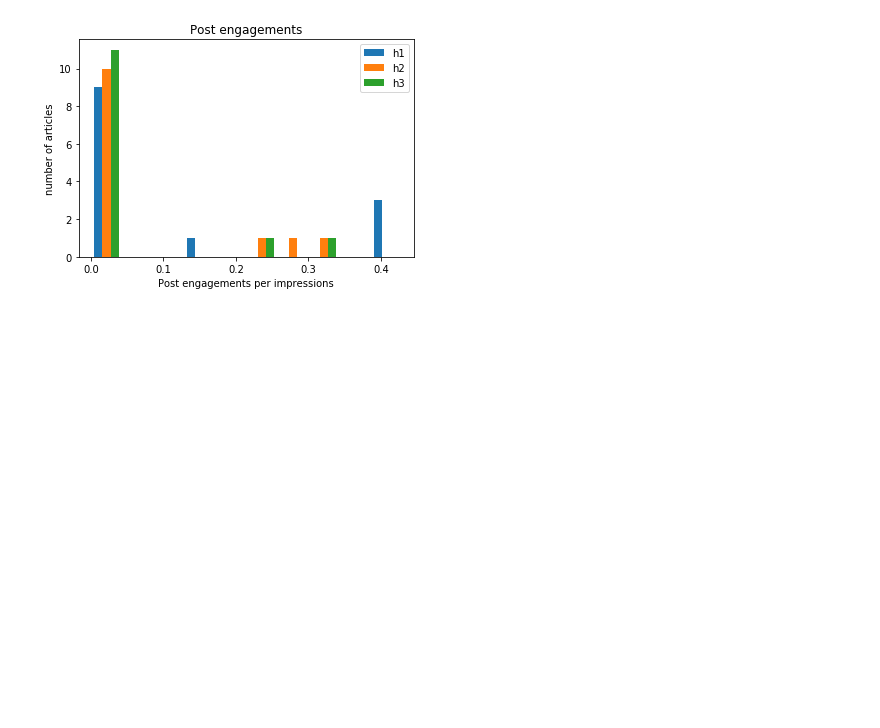
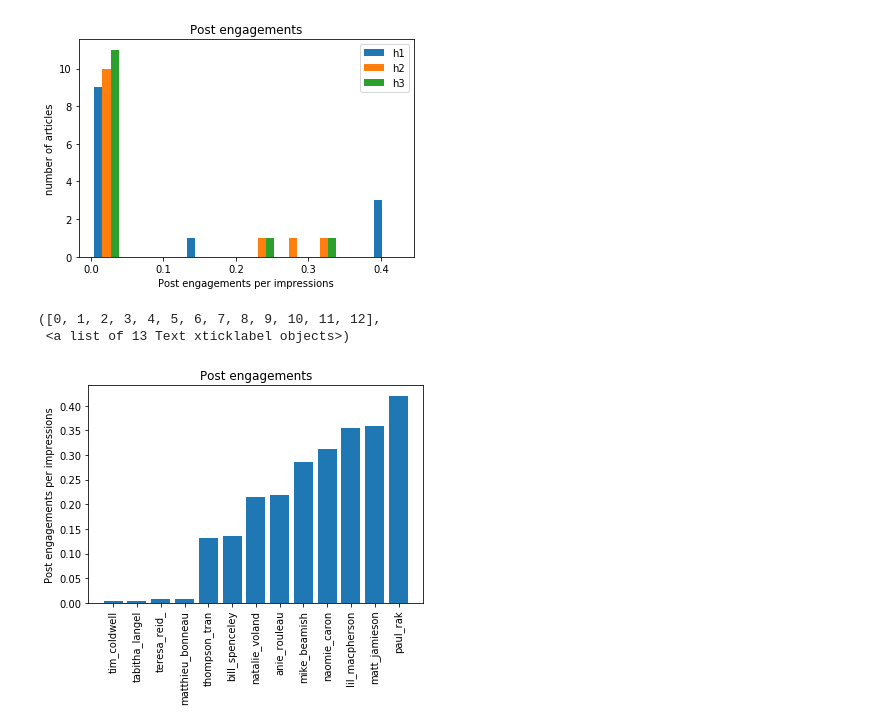
Before and after one commit to katrinrohrb/PIVOT, a Jupyter notebook: Pivot_H1-H3_Data_Analysis.ipynb, the cells around one changed output. Saved outputs shown, nothing was run; the diff lists cells and outputs as text; code cells hidden in the pictures; blank space fills up the shorter version.

```diff
--- a/Pivot_H1-H3_Data_Analysis.ipynb
+++ b/Pivot_H1-H3_Data_Analysis.ipynb
@@ -100,3 +97,11 @@ kp.make_multi_histogram(data, "Post engagements")
 plt.savefig("post_engagements_histogram.png")
 # %% [output]
 [figure]
+# %%
+features = list(kp.get_article_names(data))
+kp.make_barchart(data, 'Post engagements', feature_col = "name", features = features, sort_by = "target", color_by = "hypothesis")
+plt.xticks(rotation=90)
+# %% [output]
+([0, 1, 2, 3, 4, 5, 6, 7, 8, 9, 10, 11, 12],
+ <a list of 13 Text xticklabel objects>)
+[figure, added]
```
Also changed, not shown: parts of 3 cells of this notebook, 3 other files.
